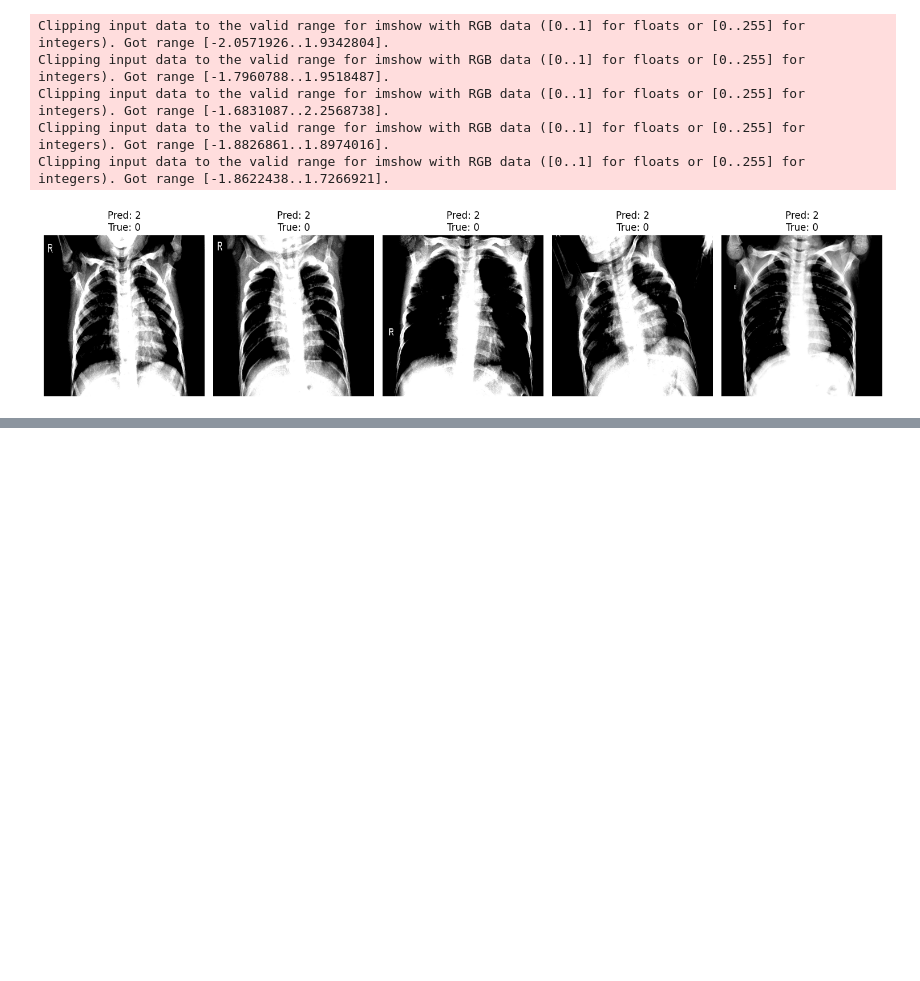
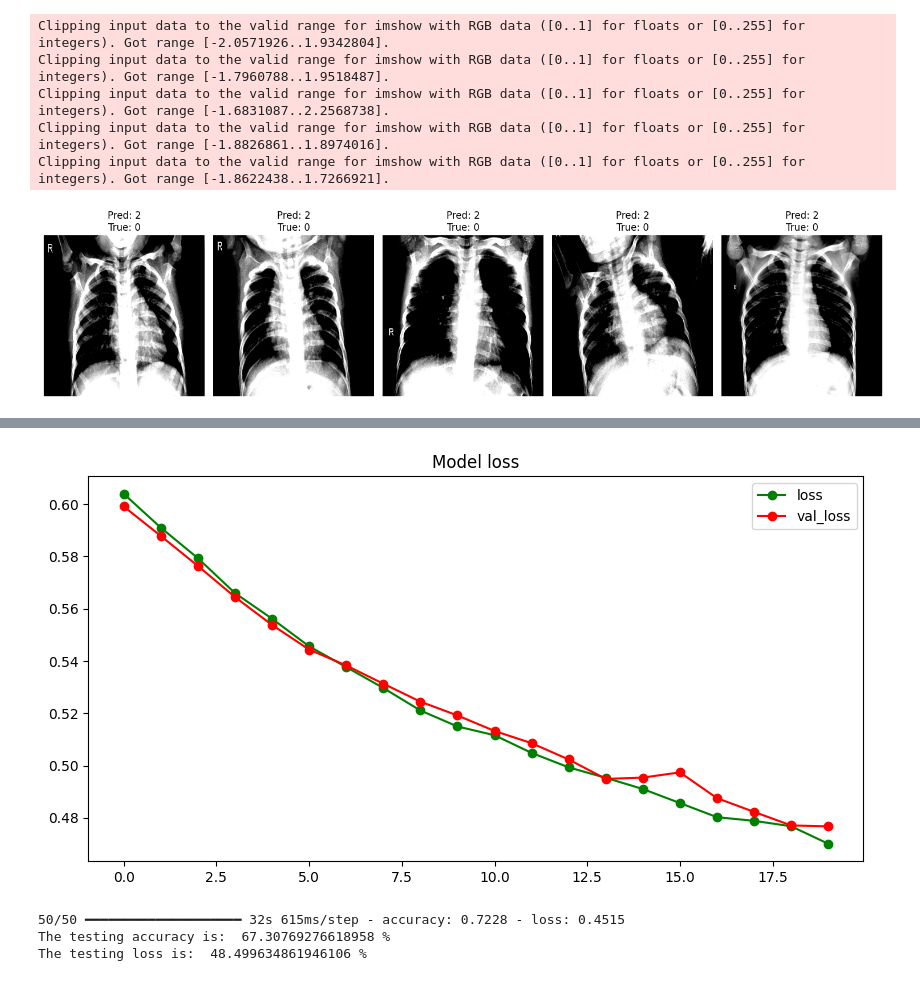
Before and after one commit to evaberepikifa/testfolder, a Jupyter notebook: testfile.ipynb, the cells around one changed output, grey strips where cells are left out. Cells and saved outputs as stored; diff of their text form; code cells hidden in the pictures; blank space fills up the shorter version.

```diff
--- a/testfile.ipynb
+++ b/testfile.ipynb
@@ -544,0 +616,10 @@ Clipping input data to the valid range for imshow with RGB data ([0..1] for floa
+# %%
+#Xception
+from tensorflow.keras.callbacks import EarlyStopping
+early_stopping = EarlyStopping(monitor='val_loss', patience=5, restore_best_weights=True)
+
+#Fitting Model
+history4 = model4.fit(train_flow,
+                        epochs= 20,
+                        validation_data = val_flow,
+                        callbacks = early_stopping)
@@ -544,0 +644,19 @@ Clipping input data to the valid range for imshow with RGB data ([0..1] for floa
+# %%
+import matplotlib.pyplot as plt
+
+plt.figure(figsize = (10, 5))
+plt.title("Model loss")
+plt.plot(history4.history["loss"], "go-")
+plt.plot(history4.history["val_loss"], "ro-")
+plt.legend(["loss", "val_loss"])
+plt.show()
+# %% [output]
+[figure, added]
+# %%
+test_loss, test_accuracy = model4.evaluate(test_flow, steps = 50)
+print("The testing accuracy is: ", test_accuracy * 100, "%")
+print("The testing loss is: ", test_loss * 100, "%")
+# %% [output]
+50/50 ━━━━━━━━━━━━━━━━━━━━ 32s 615ms/step - accuracy: 0.7228 - loss: 0.4515
+The testing accuracy is:  67.30769276618958 %
+The testing loss is:  48.499634861946106 %
```
Also changed, not shown: parts of 5 cells of this notebook.
